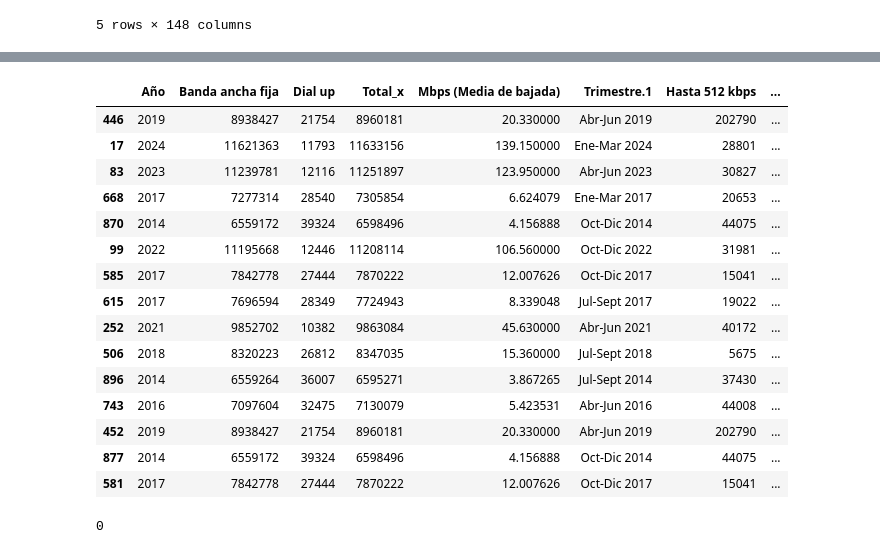
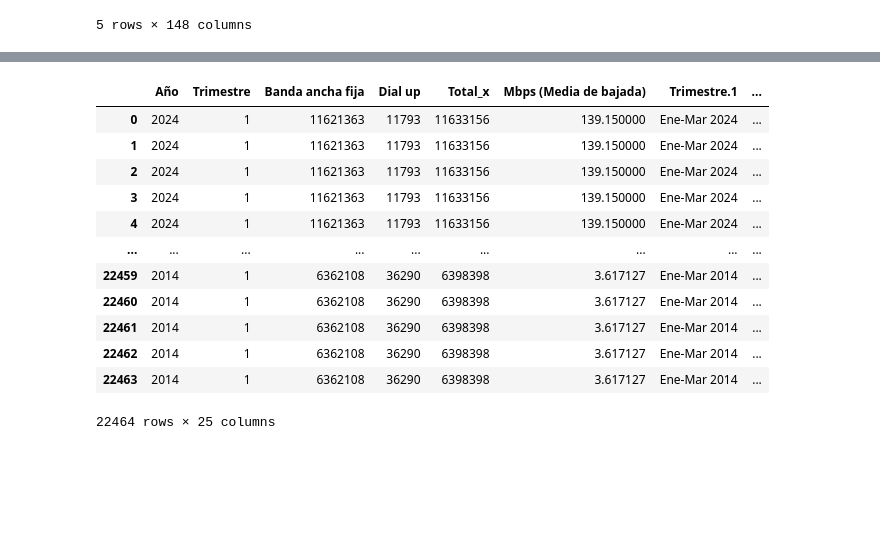
Before and after one commit to RomaDolcenera/PI2_enacom, a Jupyter notebook: ETL.ipynb, the cells around one changed output, grey strips where cells are left out. Cells and saved outputs as stored; diff of their text form; code cells hidden in the pictures; blank space fills up the shorter version.

```diff
--- a/ETL.ipynb
+++ b/ETL.ipynb
@@ -475,6 +518,3 @@ df2_partidos.head(5)
 | 3 | BUENOS AIRES | 25 de Mayo | Norberto de la Riestra | 6854060 | 0 | 782 | 0 | 496 | 16 | ... |
 | 4 | BUENOS AIRES | 25 de Mayo | Lucas Monteverde | 6854050 | 0 | 0 | 0 | 0 | 0 | ... |
 5 rows × 148 columns
-# %%
-pd.set_option('display.max_columns', None)
-df2_partidos.head(5)
@@ -558,2 +621,5 @@ memory usage: 195.1+ KB
+# %%
+df4_nac = df4_nac.rename(columns = {'HASTA 512 kbps': 'Hasta 512 kbps'})
 # %%
-df4_nac = df4_nac.drop(['Periodo_y'], axis = 1)
+df4_nac = df4_nac.drop(['Periodo_y','Periodo_x'], axis = 1)
+df4_nac.info()
@@ -560,21 +644,16 @@ df4_nac = df4_nac.drop(['Periodo_y'], axis = 1)
-# %%
-df4_nac =df4_nac.drop(['Periodo_x','Trimestre'], axis = 1)
 # %%
-df4_nac.sample(15)
+df4_nac
 # %% [output]
-|  | Año | Banda ancha fija | Dial up | Total_x | Mbps (Media de bajada) | Trimestre.1 | Hasta 512 kbps | ... |
-| 446 | 2019 | 8938427 | 21754 | 8960181 | 20.330000 | Abr-Jun 2019 | 202790 | ... |
-| 17 | 2024 | 11621363 | 11793 | 11633156 | 139.150000 | Ene-Mar 2024 | 28801 | ... |
-| 83 | 2023 | 11239781 | 12116 | 11251897 | 123.950000 | Abr-Jun 2023 | 30827 | ... |
-| 668 | 2017 | 7277314 | 28540 | 7305854 | 6.624079 | Ene-Mar 2017 | 20653 | ... |
-| 870 | 2014 | 6559172 | 39324 | 6598496 | 4.156888 | Oct-Dic 2014 | 44075 | ... |
-| 99 | 2022 | 11195668 | 12446 | 11208114 | 106.560000 | Oct-Dic 2022 | 31981 | ... |
-| 585 | 2017 | 7842778 | 27444 | 7870222 | 12.007626 | Oct-Dic 2017 | 15041 | ... |
-| 615 | 2017 | 7696594 | 28349 | 7724943 | 8.339048 | Jul-Sept 2017 | 19022 | ... |
-| 252 | 2021 | 9852702 | 10382 | 9863084 | 45.630000 | Abr-Jun 2021 | 40172 | ... |
-| 506 | 2018 | 8320223 | 26812 | 8347035 | 15.360000 | Jul-Sept 2018 | 5675 | ... |
-| 896 | 2014 | 6559264 | 36007 | 6595271 | 3.867265 | Jul-Sept 2014 | 37430 | ... |
-| 743 | 2016 | 7097604 | 32475 | 7130079 | 5.423531 | Abr-Jun 2016 | 44008 | ... |
-| 452 | 2019 | 8938427 | 21754 | 8960181 | 20.330000 | Abr-Jun 2019 | 202790 | ... |
-| 877 | 2014 | 6559172 | 39324 | 6598496 | 4.156888 | Oct-Dic 2014 | 44075 | ... |
-| 581 | 2017 | 7842778 | 27444 | 7870222 | 12.007626 | Oct-Dic 2017 | 15041 | ... |
+|  | Año | Trimestre | Banda ancha fija | Dial up | Total_x | Mbps (Media de bajada) | Trimestre.1 | ... |
+| 0 | 2024 | 1 | 11621363 | 11793 | 11633156 | 139.150000 | Ene-Mar 2024 | ... |
+| 1 | 2024 | 1 | 11621363 | 11793 | 11633156 | 139.150000 | Ene-Mar 2024 | ... |
+| 2 | 2024 | 1 | 11621363 | 11793 | 11633156 | 139.150000 | Ene-Mar 2024 | ... |
+| 3 | 2024 | 1 | 11621363 | 11793 | 11633156 | 139.150000 | Ene-Mar 2024 | ... |
+| 4 | 2024 | 1 | 11621363 | 11793 | 11633156 | 139.150000 | Ene-Mar 2024 | ... |
+| ... | ... | ... | ... | ... | ... | ... | ... | ... |
+| 22459 | 2014 | 1 | 6362108 | 36290 | 6398398 | 3.617127 | Ene-Mar 2014 | ... |
+| 22460 | 2014 | 1 | 6362108 | 36290 | 6398398 | 3.617127 | Ene-Mar 2014 | ... |
+| 22461 | 2014 | 1 | 6362108 | 36290 | 6398398 | 3.617127 | Ene-Mar 2014 | ... |
+| 22462 | 2014 | 1 | 6362108 | 36290 | 6398398 | 3.617127 | Ene-Mar 2014 | ... |
+| 22463 | 2014 | 1 | 6362108 | 36290 | 6398398 | 3.617127 | Ene-Mar 2014 | ... |
+22464 rows × 25 columns
@@ -588,6 +659,0 @@ for columna in col:
-# %%
-#Similaridad
-igual_4 = (df4_nac['Total'] == df4_nac['Total_x']).sum()
-print(igual_4)
-# %% [output]
-0
```
Also changed, not shown: parts of 81 cells of this notebook, 7 other files.
